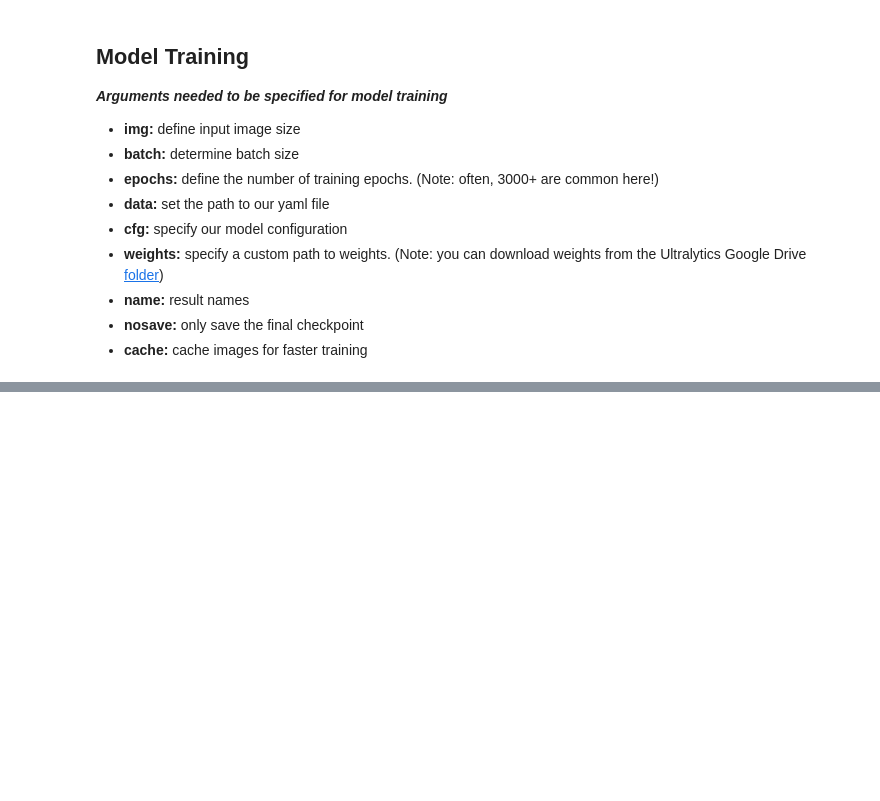
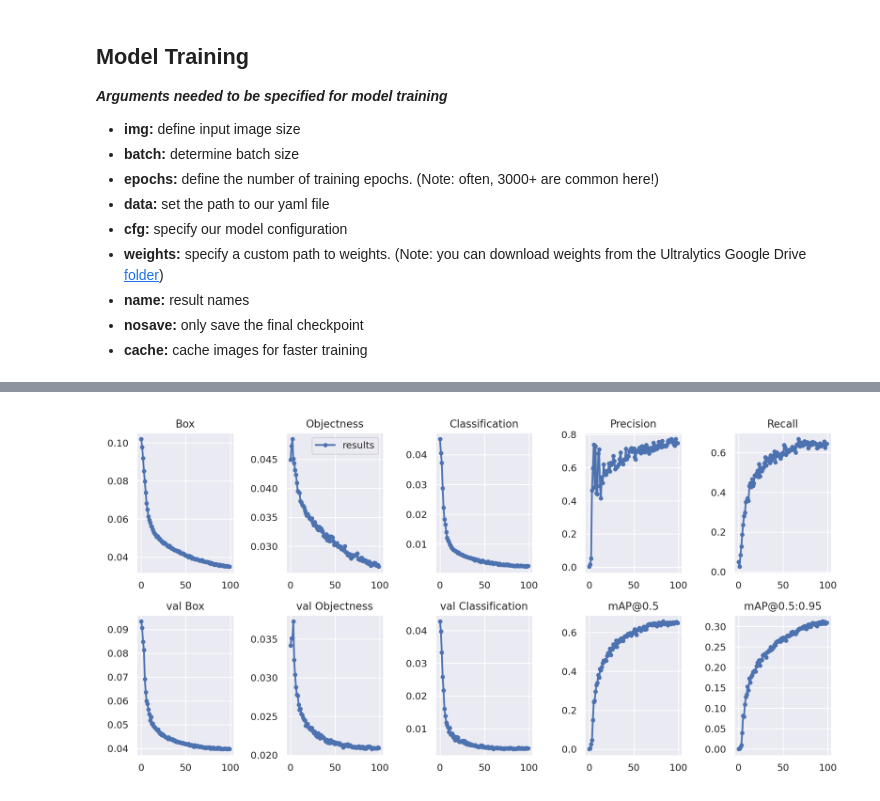
Before and after one commit to jai8004/Warehouse-Apparel-Detector, a Jupyter notebook: Notebook/Warehouse_Apparel_Detector.ipynb, the cells around one changed output, grey strips where cells are left out. Cells and saved outputs as stored; diff of their text form; code cells hidden in the pictures; blank space fills up the shorter version.

Commit message:
Training and Testing Completed Ready for Deployment

```diff
--- a/Notebook/Warehouse_Apparel_Detector.ipynb
+++ b/Notebook/Warehouse_Apparel_Detector.ipynb
@@ -226,0 +233,6 @@ hyperparameters: lr0=0.01, lrf=0.2, momentum=0.937, weight_decay=0.0005, warmup_
+# %%
+# we can also output some older school graphs if the tensor board isn't working for whatever reason...
+from utils.plots import plot_results  # plot results.txt as results.png
+Image(filename='/content/drive/MyDrive/YoloV5/yolov5/runs/train/yolov5m_results4/results.png', width=1000)  # view results.png
+# %% [output]
+[figure, added]
```
Also changed, not shown: parts of 16 cells of this notebook.
